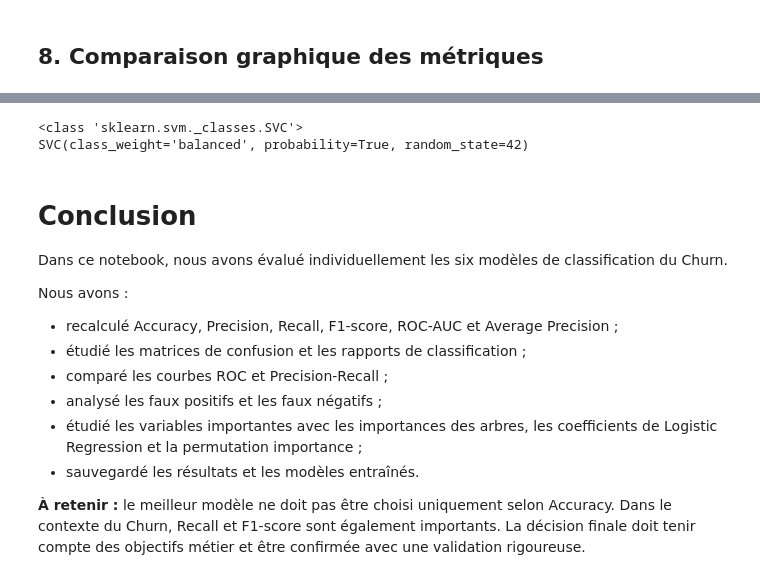
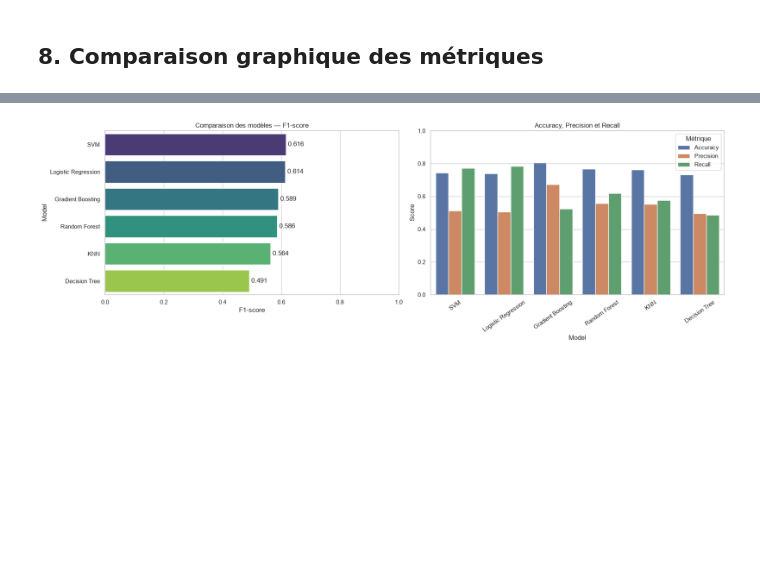
Before and after one commit to atiqaessayouti/Automl-mlops-platform, a Jupyter notebook: notebooks/04_model_evaluation_explainability.ipynb, the cells around one changed output, grey strips where cells are left out. Cells and saved outputs as stored; diff of their text form; code cells hidden in the pictures; blank space fills up the shorter version.

Commit message:
Fix preprocessing notebook and complete model evaluation & explainability

```diff
--- a/notebooks/04_model_evaluation_explainability.ipynb
+++ b/notebooks/04_model_evaluation_explainability.ipynb
@@ -680,24 +279,31 @@ Meilleur modèle évalué : True
-# %%
-import joblib
-
-model = joblib.load("../models/best_model_evaluated.joblib")
-
-print(type(model))
-print(model)
-# %% [output]
-<class 'sklearn.svm._classes.SVC'>
-SVC(class_weight='balanced', probability=True, random_state=42)
-# %% [markdown]
-# Conclusion
-
-Dans ce notebook, nous avons évalué individuellement les six modèles de classification du Churn.
-
-Nous avons :
-- recalculé Accuracy, Precision, Recall, F1-score, ROC-AUC et Average Precision ;
-- étudié les matrices de confusion et les rapports de classification ;
-- comparé les courbes ROC et Precision-Recall ;
-- analysé les faux positifs et les faux négatifs ;
-- étudié les variables importantes avec les importances des arbres, les coefficients de Logistic Regression et la permutation importance ;
-- sauvegardé les résultats et les modèles entraînés.
-
-**À retenir :** le meilleur modèle ne doit pas être choisi uniquement selon Accuracy. Dans le contexte du Churn, Recall et F1-score sont également importants. La décision finale doit tenir compte des objectifs métier et être confirmée avec une validation rigoureuse.
+# %%
+metrics_to_plot = ["Accuracy", "Precision", "Recall", "F1-score", "ROC-AUC"]
+
+fig, axes = plt.subplots(1, 2, figsize=(18, 6))
+
+sns.barplot(
+    data=evaluation_df.sort_values("F1-score", ascending=False),
+    x="F1-score", y="Model", ax=axes[0], palette="viridis"
+)
+axes[0].set_title("Comparaison des modèles — F1-score")
+axes[0].set_xlim(0, 1)
+
+for container in axes[0].containers:
+    axes[0].bar_label(container, fmt="%.3f", padding=4)
+
+plot_df = evaluation_df.melt(
+    id_vars="Model",
+    value_vars=["Accuracy", "Precision", "Recall"],
+    var_name="Métrique",
+    value_name="Score"
+)
+sns.barplot(data=plot_df, x="Model", y="Score", hue="Métrique", ax=axes[1])
+axes[1].set_title("Accuracy, Precision et Recall")
+axes[1].set_ylim(0, 1)
+axes[1].tick_params(axis="x", rotation=35)
+
+plt.tight_layout()
+plt.savefig(REPORTS_DIR / "metrics_comparison.png", dpi=150, bbox_inches="tight")
+plt.show()
+# %% [output]
+[figure, added]
```
Also changed, not shown: parts of 53 cells of this notebook, 1 other file.
